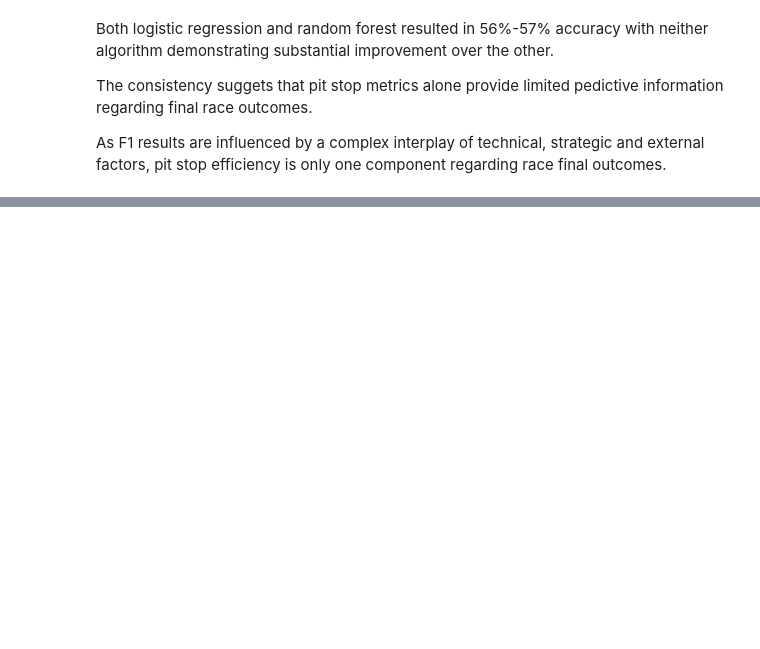
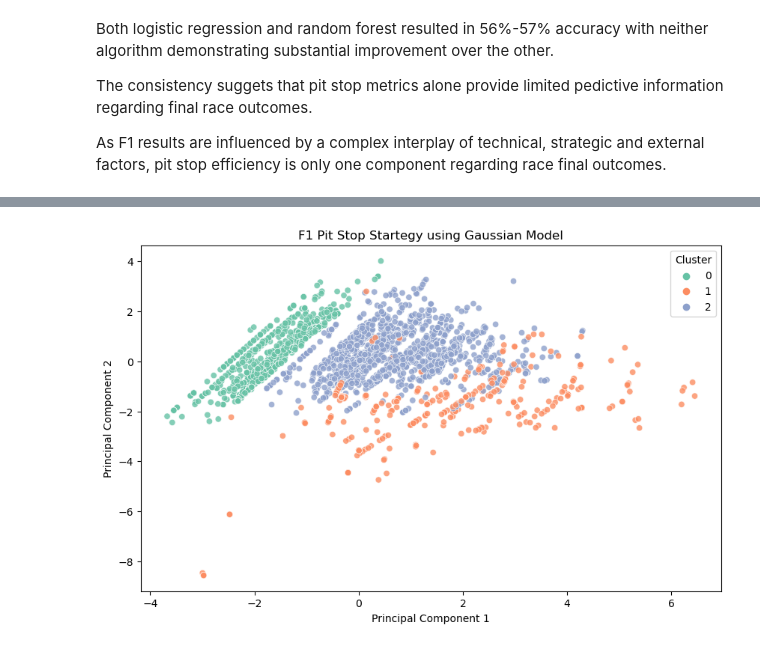
Before and after one commit to mahaejaz2699/Dissertation, a Jupyter notebook: data.ipynb, the cells around one changed output, grey strips where cells are left out. Cells and saved outputs as stored; diff of their text form; code cells hidden in the pictures; blank space fills up the shorter version.

Commit message:
gaussian

```diff
--- a/data.ipynb
+++ b/data.ipynb
@@ -872,0 +839,20 @@ plt.show()
+# %%
+#Visualizing Clusters for converting the 5 factors to 2D
+
+pca = PCA(n_components = 2)
+pca_result = pca.fit_transform(X_scaled)
+
+df['pca1'] = pca_result[:,0]
+df['pca2'] = pca_result[:,1]
+
+plt.figure(figsize=(10,6))
+sns.scatterplot(x='pca1', y='pca2', hue='cluster', data=df, palette='Set2', alpha=0.8)
+
+
+plt.title('F1 Pit Stop Startegy using Gaussian Model')
+plt.xlabel('Principal Component 1')
+plt.ylabel('Principal Component 2')
+plt.legend(title='Cluster')
+plt.show()
+# %% [output]
+[figure, added]
```
Also changed, not shown: parts of 20 cells of this notebook.
